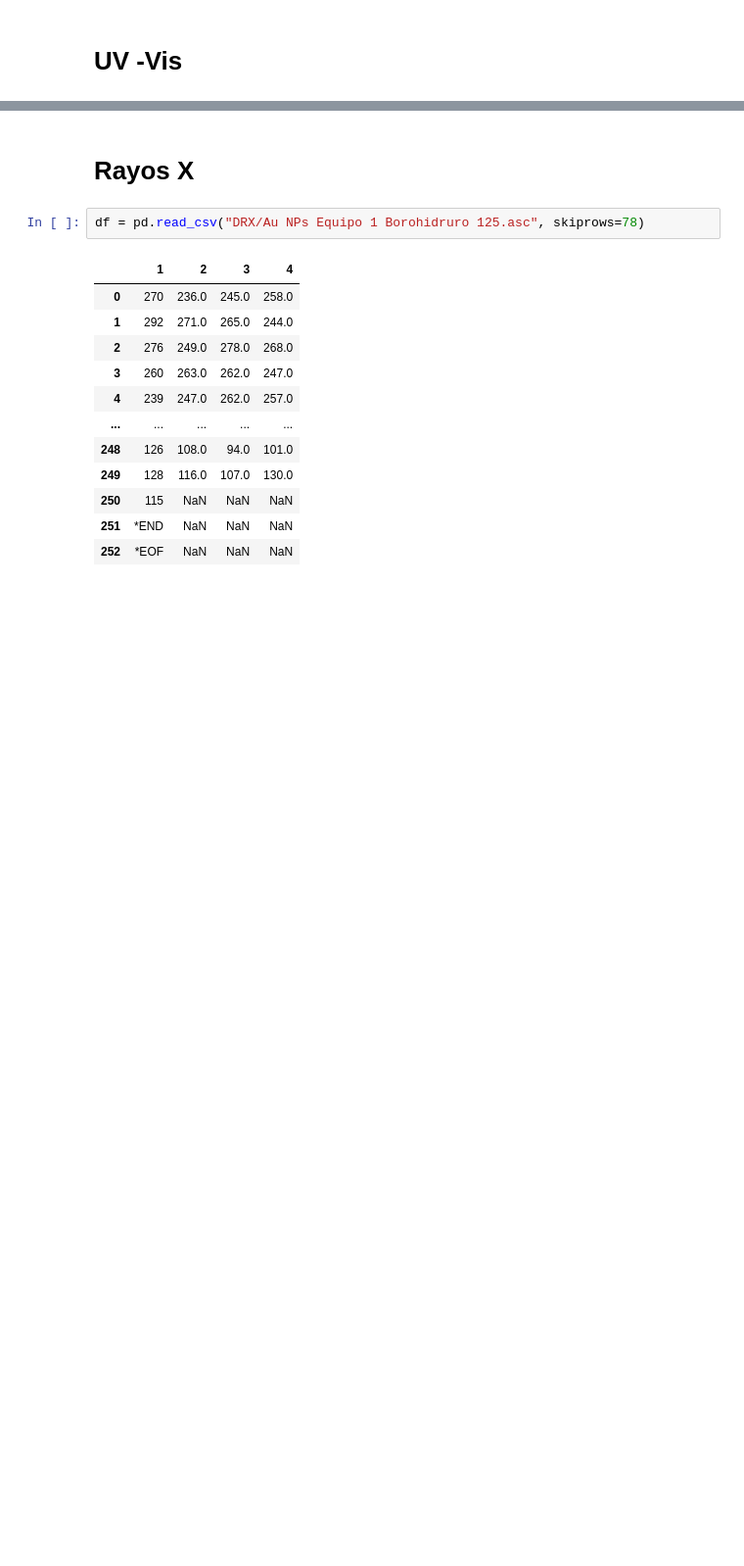
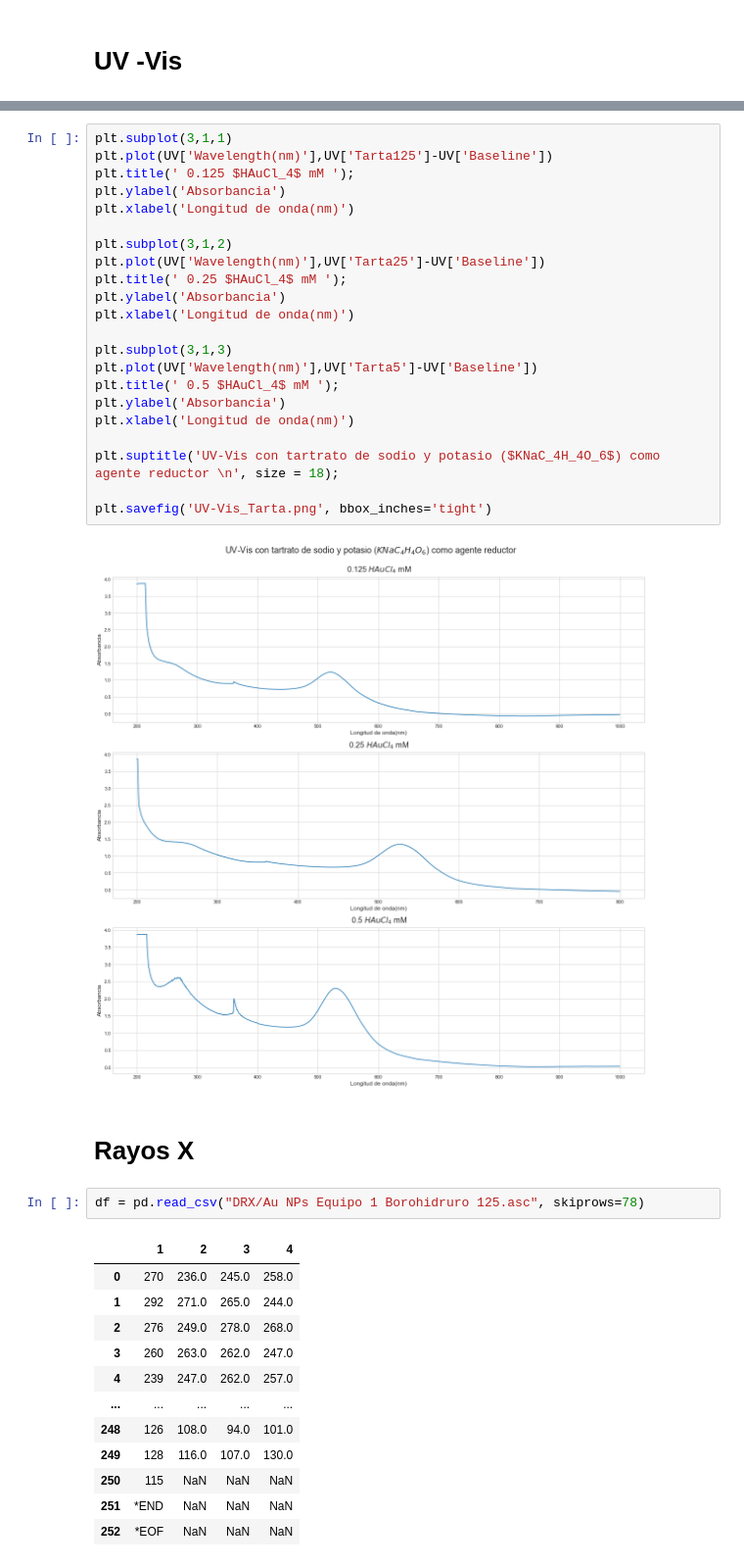
Before and after one commit to ursulapina/Gold-Nanoparticles, a Jupyter notebook: Resultados.ipynb, the cells around one changed output, grey strips where cells are left out. Shown at 98% size. Cells and saved outputs as stored; diff of their text form; blank space fills up the shorter version.

```diff
--- a/Resultados.ipynb
+++ b/Resultados.ipynb
@@ -129,3 +183,27 @@ UV.head()
+# %%
+plt.subplot(3,1,1)
+plt.plot(UV['Wavelength(nm)'],UV['Tarta125']-UV['Baseline'])
+plt.title(' 0.125 $HAuCl_4$ mM ');
+plt.ylabel('Absorbancia')
+plt.xlabel('Longitud de onda(nm)')
+
+plt.subplot(3,1,2)
+plt.plot(UV['Wavelength(nm)'],UV['Tarta25']-UV['Baseline'])
+plt.title(' 0.25 $HAuCl_4$ mM ');
+plt.ylabel('Absorbancia')
+plt.xlabel('Longitud de onda(nm)')
+
+plt.subplot(3,1,3)
+plt.plot(UV['Wavelength(nm)'],UV['Tarta5']-UV['Baseline'])
+plt.title(' 0.5 $HAuCl_4$ mM ');
+plt.ylabel('Absorbancia')
+plt.xlabel('Longitud de onda(nm)')
+
+plt.suptitle('UV-Vis con tartrato de sodio y potasio ($KNaC_4H_4O_6$) como agente reductor \n', size = 18);
+
+plt.savefig('UV-Vis_Tarta.png', bbox_inches='tight')
+# %% [output]
+[figure, added]
 # %% [markdown]
 # Rayos X
 # %%
```
Also changed, not shown: parts of 8 cells of this notebook.
